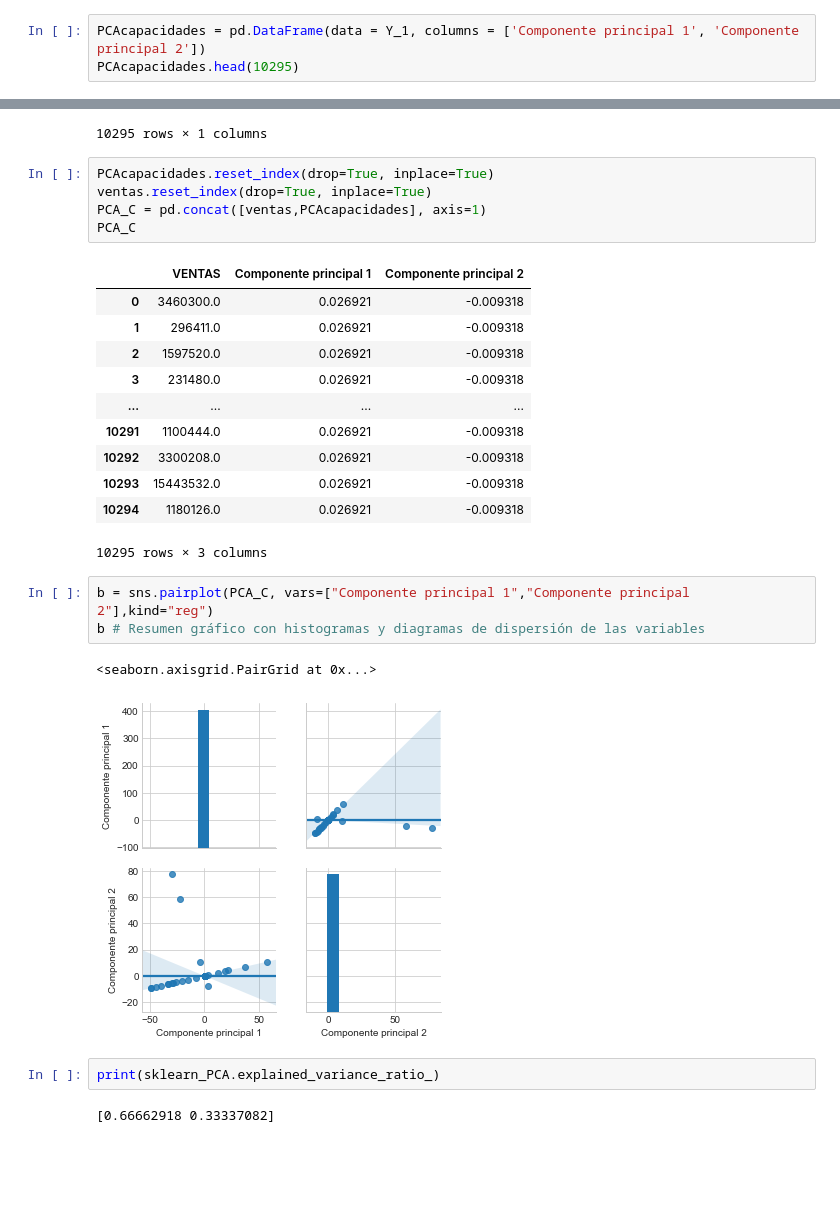
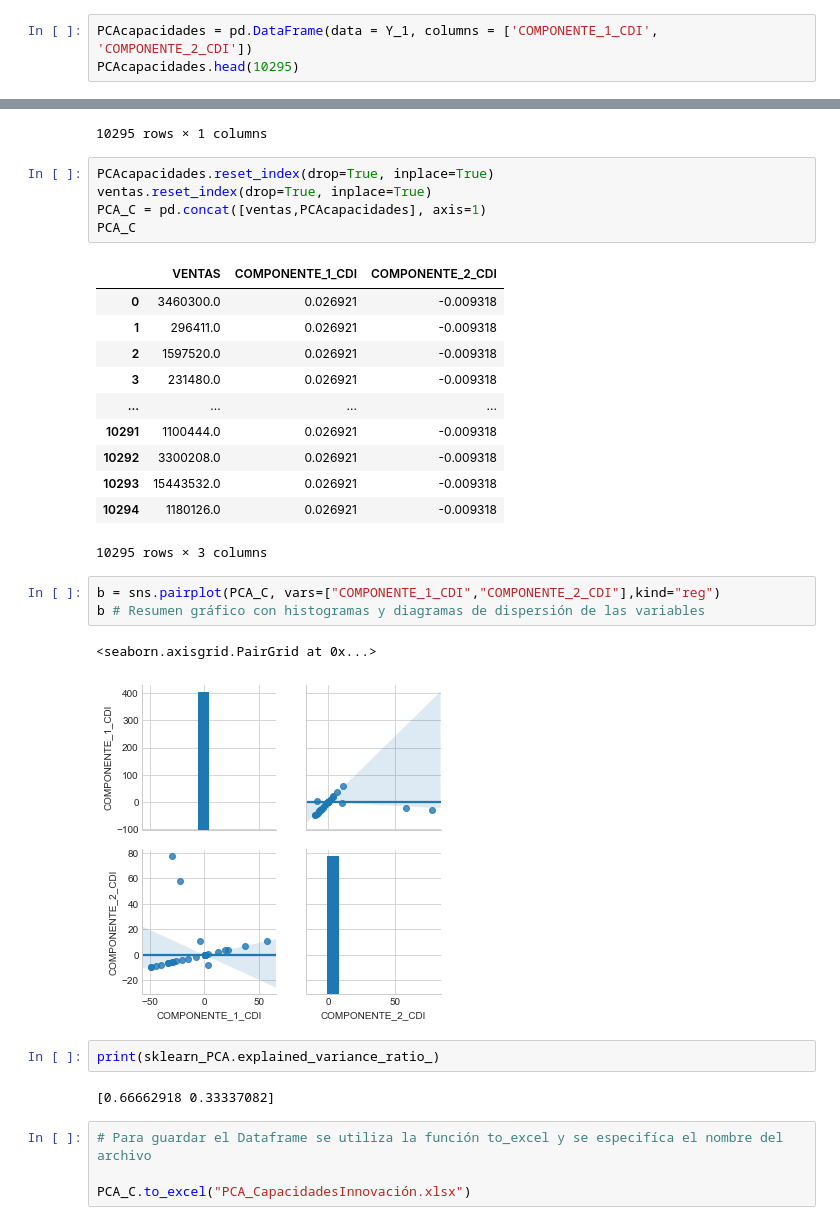
Before and after one commit to KatherinAcosta/Proyecto2018, a Jupyter notebook: 4.2.2.2 PCA Capacidades Dinámicas Innovación.ipynb, the cells around one changed output, grey strips where cells are left out. Drawn from its saved outputs; the diff is of its cells as text; blank space fills up the shorter version.

```diff
--- a/4.2.2.2 PCA Capacidades Dinámicas Innovación.ipynb
+++ b/4.2.2.2 PCA Capacidades Dinámicas Innovación.ipynb
@@ -216,6 +207,6 @@ from sklearn.decomposition import PCA
 sklearn_PCA= PCA(n_components=2)
 Y_1=sklearn_PCA.fit_transform(X_std)
 # %%
-PCAcapacidades = pd.DataFrame(data = Y_1, columns = ['Componente principal 1', 'Componente principal 2'])
+PCAcapacidades = pd.DataFrame(data = Y_1, columns = ['COMPONENTE_1_CDI', 'COMPONENTE_2_CDI'])
 PCAcapacidades.head(10295)
 # %% [output]
@@ -251,7 +242,7 @@ ventas.reset_index(drop=True, inplace=True)
 PCA_C = pd.concat([ventas,PCAcapacidades], axis=1)
 PCA_C
 # %% [output]
-|  | VENTAS | Componente principal 1 | Componente principal 2 |
+|  | VENTAS | COMPONENTE_1_CDI | COMPONENTE_2_CDI |
 | 0 | 3460300.0 | 0.026921 | -0.009318 |
 | 1 | 296411.0 | 0.026921 | -0.009318 |
 | 2 | 1597520.0 | 0.026921 | -0.009318 |
@@ -263,12 +254,16 @@ PCA_C
 | 10294 | 1180126.0 | 0.026921 | -0.009318 |
 10295 rows × 3 columns
 # %%
-b = sns.pairplot(PCA_C, vars=["Componente principal 1","Componente principal 2"],kind="reg")
+b = sns.pairplot(PCA_C, vars=["COMPONENTE_1_CDI","COMPONENTE_2_CDI"],kind="reg")
 b # Resumen gráfico con histogramas y diagramas de dispersión de las variables
 # %% [output]
 <seaborn.axisgrid.PairGrid at 0x...>
-[figure, old version]
+[figure, new version]
 # %%
 print(sklearn_PCA.explained_variance_ratio_)
 # %% [output]
 [0.66662918 0.33337082]
+# %%
+# Para guardar el Dataframe se utiliza la función to_excel y se especifíca el nombre del archivo
+
+PCA_C.to_excel("PCA_CapacidadesInnovación.xlsx")
```
Also changed, not shown: parts of 3 cells of this notebook, 1 other file.
